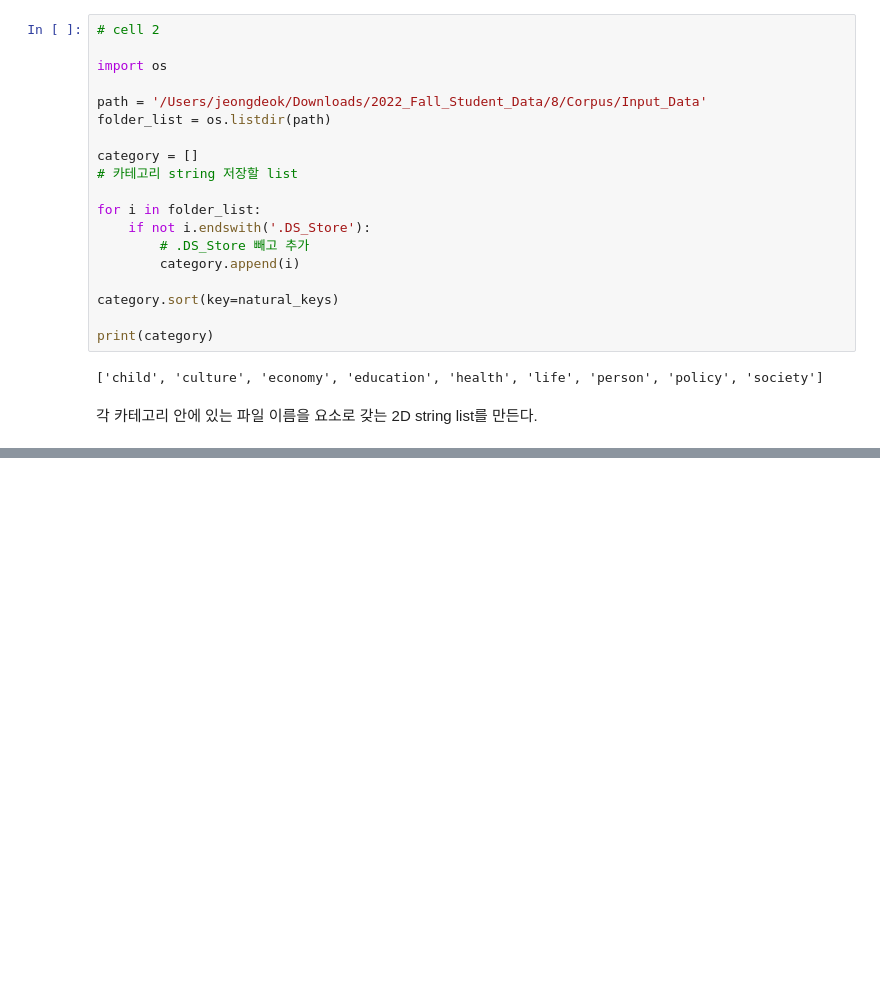
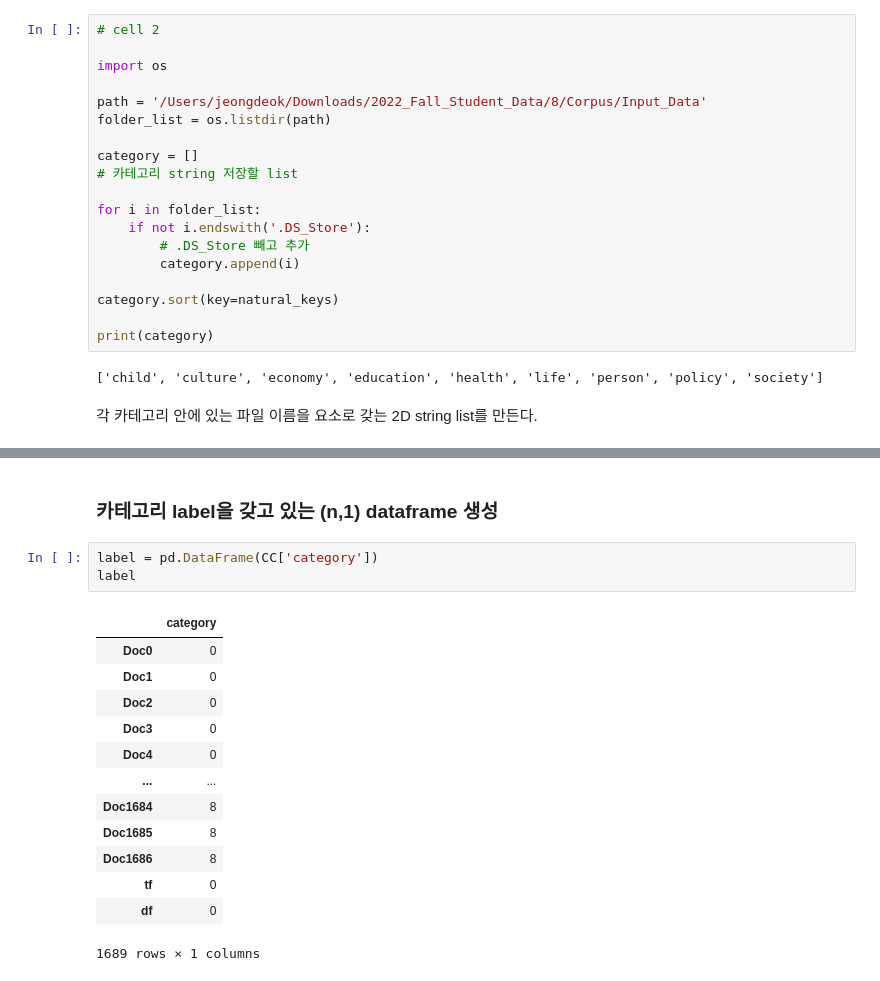
Before and after one commit to JDeoks/NLP_Assignment2, a Jupyter notebook: Assignment2.ipynb, the cells around one changed output, grey strips where cells are left out. Saved outputs shown, nothing was run; the diff lists cells and outputs as text; blank space fills up the shorter version.

```diff
--- a/Assignment2.ipynb
+++ b/Assignment2.ipynb
@@ -144,0 +206,19 @@ TF.to_excel('/Users/jeongdeok/git/Assignment2/TF.xlsx')
+# %% [markdown]
+### 카테고리 label을 갖고 있는 (n,1) dataframe 생성
+# %%
+label = pd.DataFrame(CC['category'])
+label
+# %% [output]
+|  | category |
+| Doc0 | 0 |
+| Doc1 | 0 |
+| Doc2 | 0 |
+| Doc3 | 0 |
+| Doc4 | 0 |
+| ... | ... |
+| Doc1684 | 8 |
+| Doc1685 | 8 |
+| Doc1686 | 8 |
+| tf | 0 |
+| df | 0 |
+1689 rows × 1 columns
```
Also changed, not shown: parts of 11 cells of this notebook, 2 other files.
